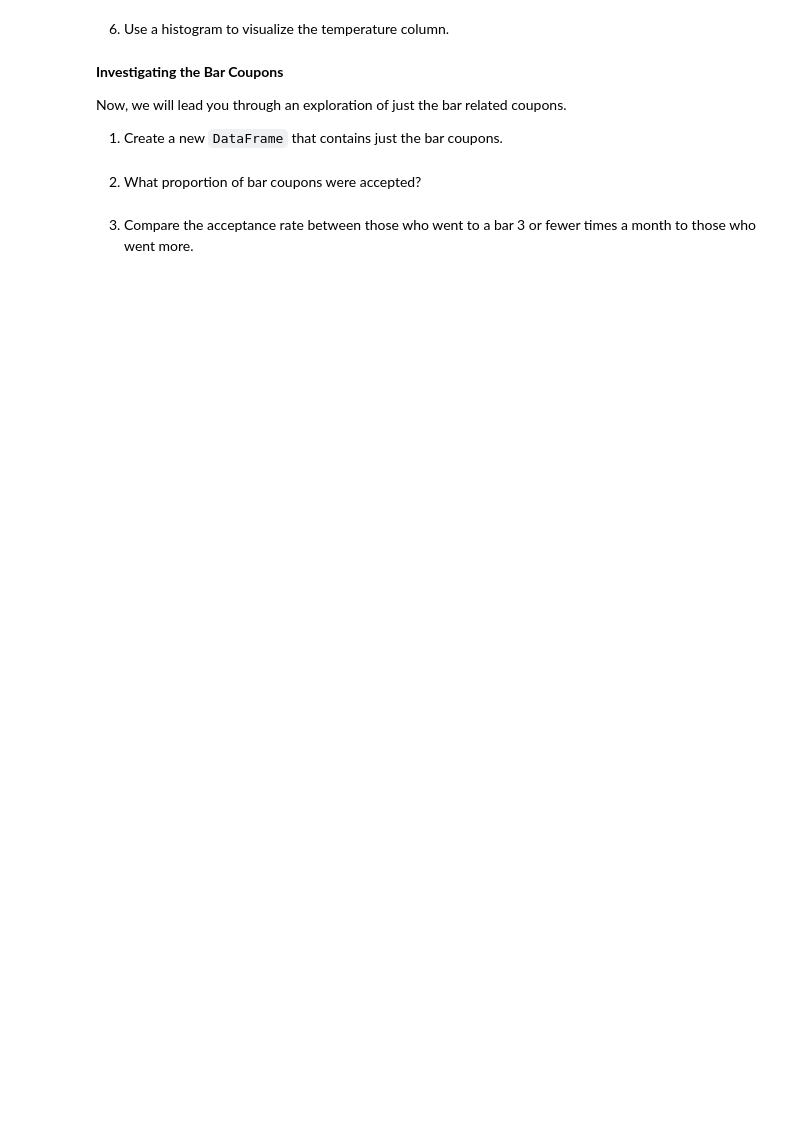
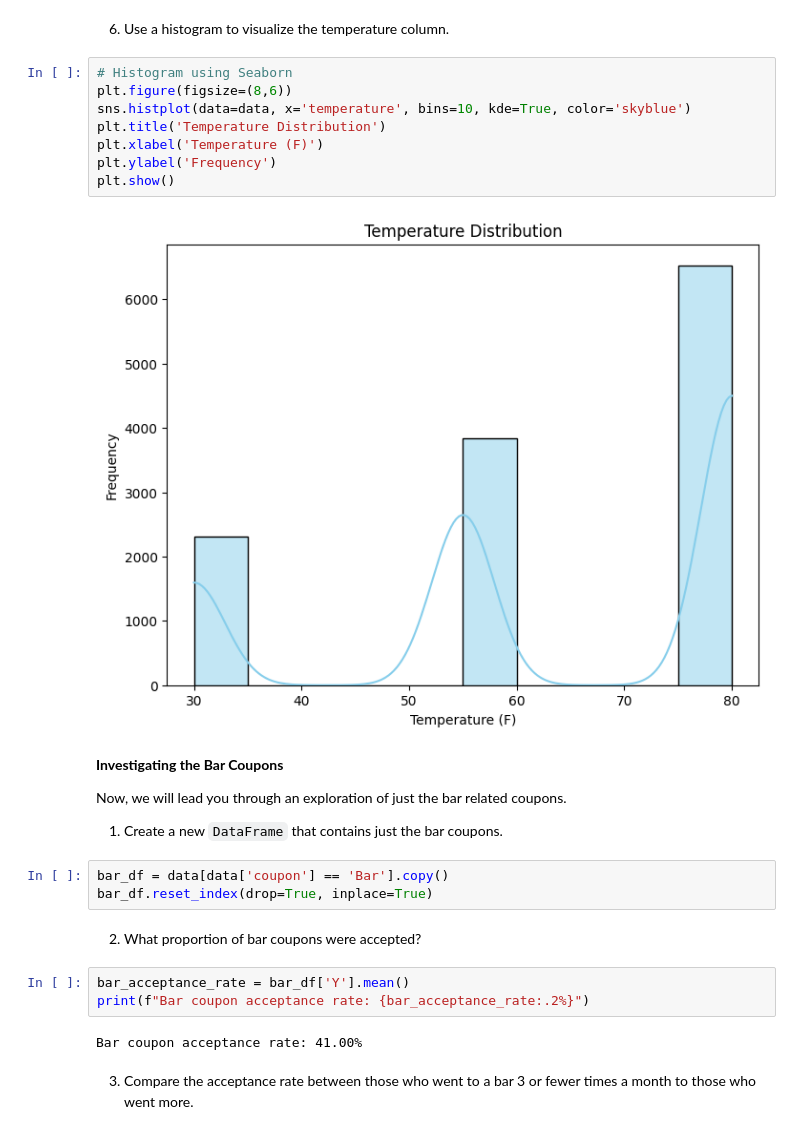
Before and after one commit to cri10dm-4/Berk_PC_ML_AI_Mod_5, a Jupyter notebook: PracticalApplication1.ipynb, the cells around one changed output. Saved outputs shown, nothing was run; the diff lists cells and outputs as text; blank space fills up the shorter version.

```diff
--- a/PracticalApplication1.ipynb
+++ b/PracticalApplication1.ipynb
@@ -91,12 +141,30 @@ data.head()
 # %% [markdown]
 6. Use a histogram to visualize the temperature column.
+# %%
+# Histogram using Seaborn
+plt.figure(figsize=(8,6))
+sns.histplot(data=data, x='temperature', bins=10, kde=True, color='skyblue')
+plt.title('Temperature Distribution')
+plt.xlabel('Temperature (F)')
+plt.ylabel('Frequency')
+plt.show()
+# %% [output]
+[figure, added]
 # %% [markdown]
 **Investigating the Bar Coupons**
 
 Now, we will lead you through an exploration of just the bar related coupons.
 
 1. Create a new `DataFrame` that contains just the bar coupons.
+# %%
+bar_df = data[data['coupon'] == 'Bar'].copy()
+bar_df.reset_index(drop=True, inplace=True)
 # %% [markdown]
 2. What proportion of bar coupons were accepted?
+# %%
+bar_acceptance_rate = bar_df['Y'].mean()
+print(f"Bar coupon acceptance rate: {bar_acceptance_rate:.2%}")
+# %% [output]
+Bar coupon acceptance rate: 41.00%
 # %% [markdown]
 3. Compare the acceptance rate between those who went to a bar 3 or fewer times a month to those who went more.
```
Also changed, not shown: parts of 20 cells of this notebook.
